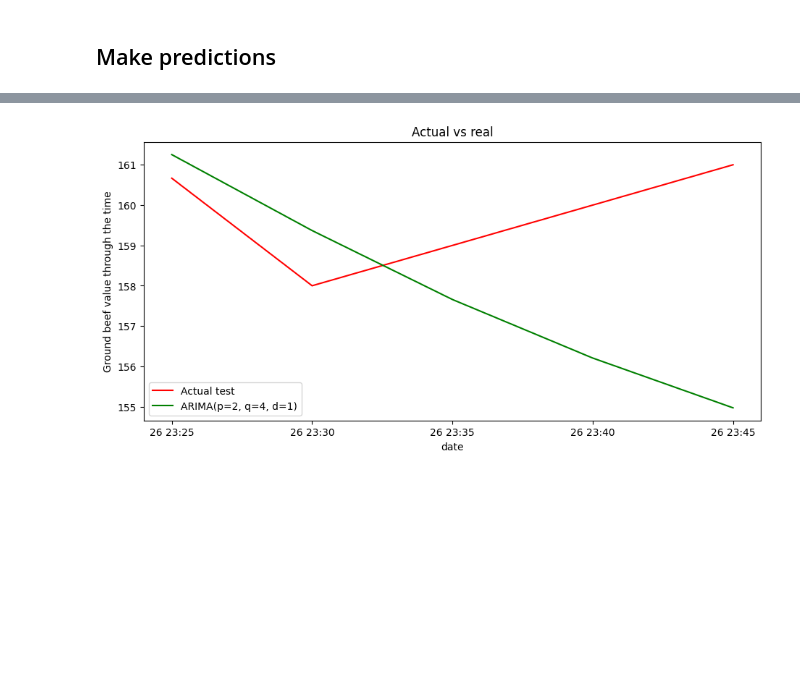
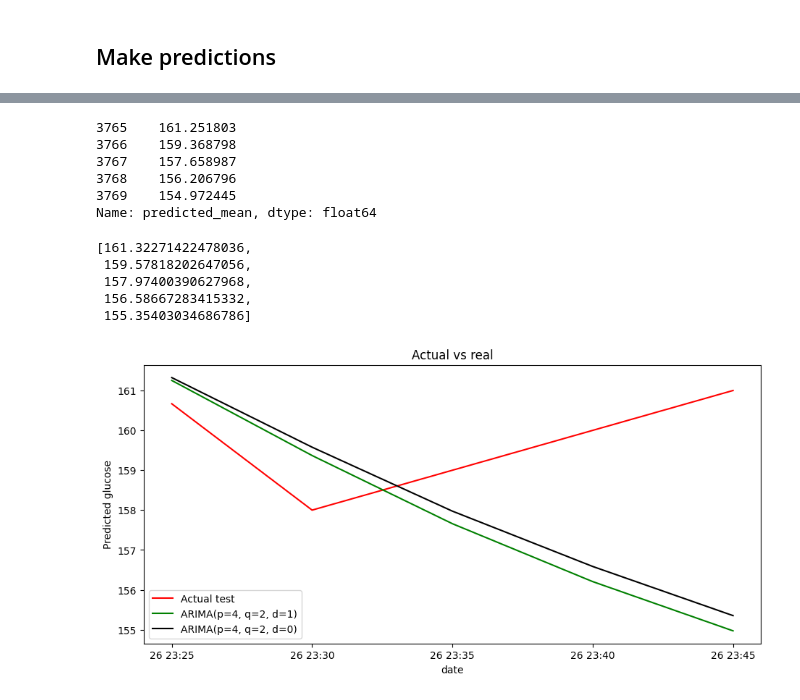
Before and after one commit to LuisDogo/Hypoglycemia_Prediction, a Jupyter notebook: notebooks/patient3.ipynb, the cells around one changed output, grey strips where cells are left out. Cells and saved outputs as stored; diff of their text form; code cells hidden in the pictures; blank space fills up the shorter version.

```diff
--- a/notebooks/patient3.ipynb
+++ b/notebooks/patient3.ipynb
@@ -344,17 +427,36 @@ Warnings:
 [1] Covariance matrix calculated using the outer product of gradients (complex-step).
 # %%
 test_predicted = best_model.forecast(steps=len(test))
+test_predicted_2 = rolling_forecast(train, len(train), len(test), 1, order_arma=(4,0), method='ARMA')
+# %%
+test_predicted
+# %% [output]
+3765    161.251803
+3766    159.368798
+3767    157.658987
+3768    156.206796
+3769    154.972445
+Name: predicted_mean, dtype: float64
+# %%
+test_predicted_2
+# %% [output]
+[161.32271422478036,
+ 159.57818202647056,
+ 157.97400390627968,
+ 156.58667283415332,
+ 155.35403034686786]
 # %%
 test_start_idx = len(train)
 test_end_idx = test_start_idx + len(test)
 # %%
 figure, ax = plt.subplots(1, 1, figsize=(11,5))
 #ax.plot(data['time'].values[:-5], train, 'b', label='Actual train')
 ax.plot(data['time'].values[-5:], test, 'r', label='Actual test')
-ax.plot(data['time'].values[-5:], test_predicted, 'g', label='ARIMA(p=2, q=4, d=1)')
+ax.plot(data['time'].values[-5:], test_predicted, 'g', label='ARIMA(p=4, q=2, d=1)')
+ax.plot(data['time'].values[-5:], test_predicted_2, 'black', label='ARIMA(p=4, q=2, d=0)')
 #ax.axvspan(data['time'].values[test_start_idx], data['time'].values[test_end_idx-1], alpha=0.2, color='#808080')
 ax.legend()
 ax.set(title='Actual vs real', xlabel='date', ylabel='Predicted glucose')
 plt.show()
 # %% [output]
-[figure, old version]
+[figure, new version]
```
Also changed, not shown: parts of 6 cells of this notebook.
